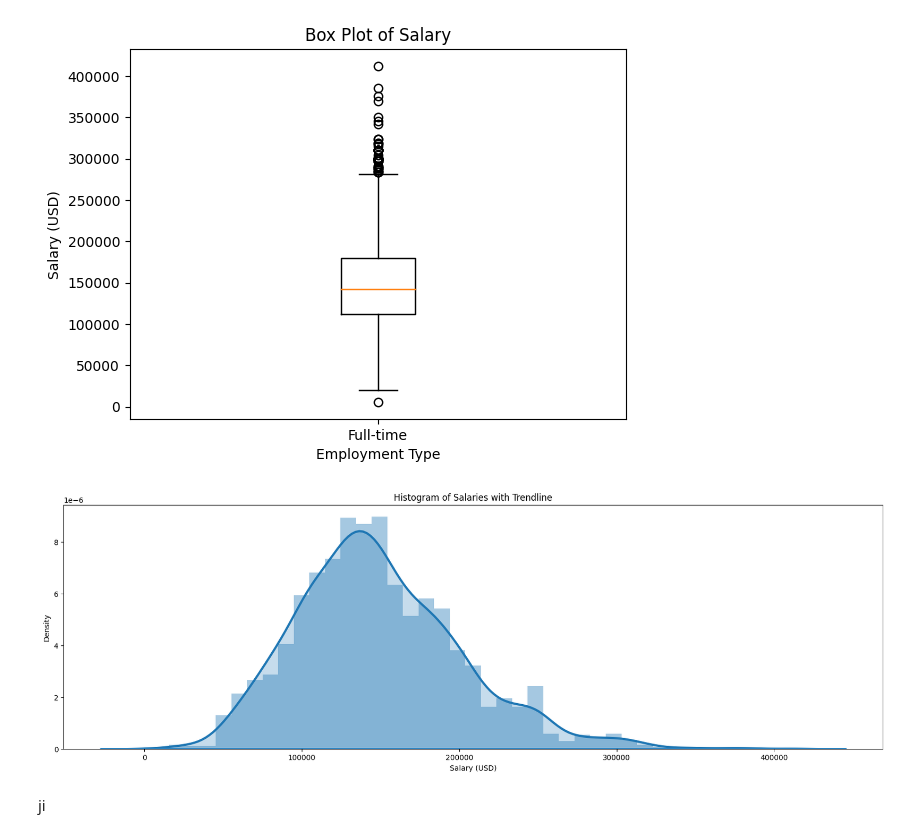
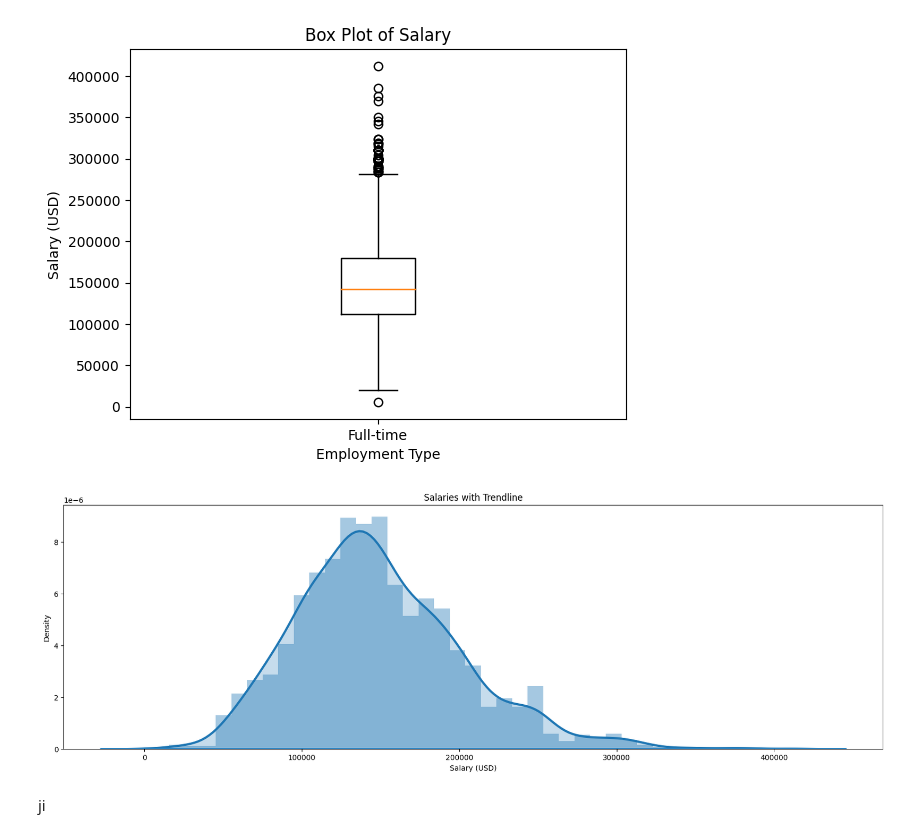
Before and after one commit to AntoineKANG/Data-Visualisation, a Jupyter notebook: Salary.ipynb, the cells around one changed output. Saved outputs shown, nothing was run; the diff lists cells and outputs as text; code cells hidden in the pictures.

Commit message:
Presentaiton for data science salaries

```diff
--- a/Salary.ipynb
+++ b/Salary.ipynb
@@ -96,13 +96,13 @@ plt.show()
 # %%
 import seaborn as sns
 plt.figure(figsize=(20, 6))
 sns.distplot(df['salary_in_usd'], hist=True, kde=True, kde_kws={'shade': True, 'linewidth': 3})
-plt.title('Histogram of Salaries with Trendline')
+plt.title('Salaries with Trendline')
 plt.xlabel('Salary (USD)')
 plt.ylabel('Density')
 plt.show()
 # %% [output]
-[figure, old version]
+[figure, new version]
 # %% [markdown]
 ji
 # %% [markdown]
```
